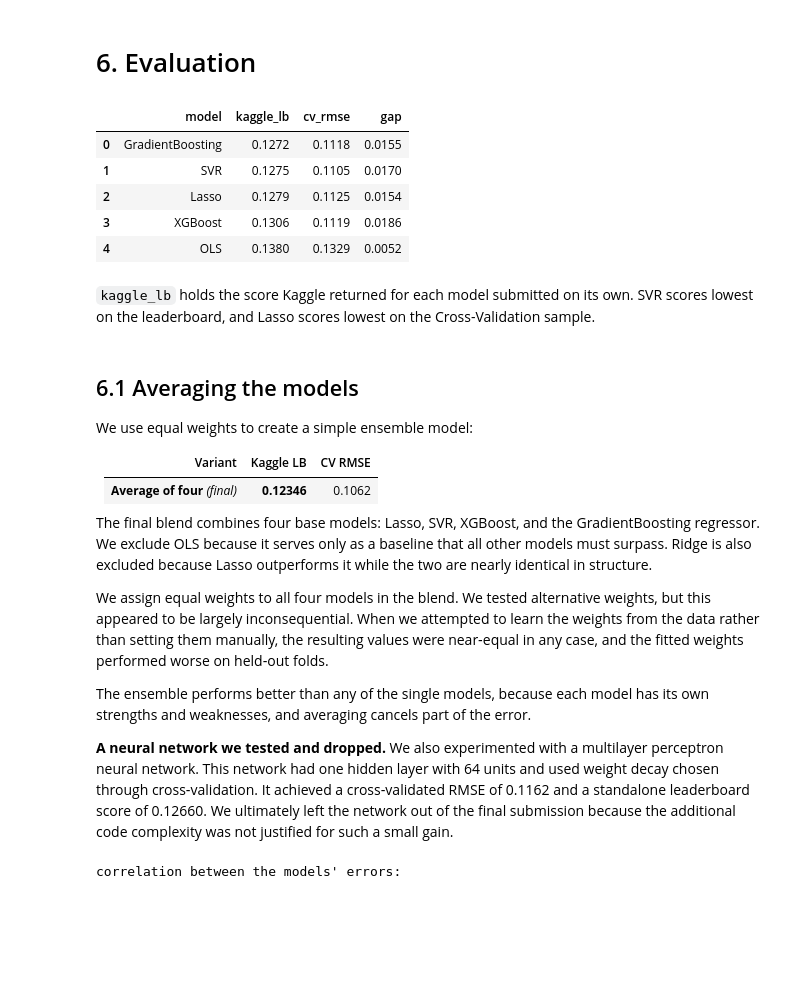
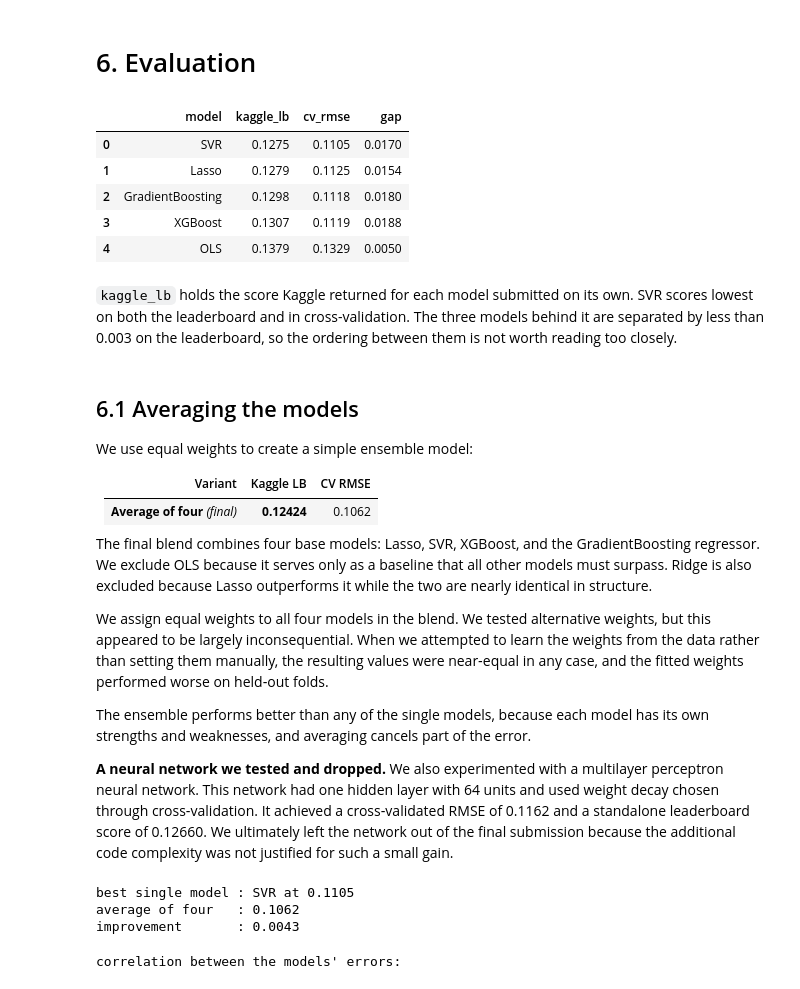
Before and after one commit to siddharthyashkukreja-cloud/smu_programming_group, a Jupyter notebook: ACCT682_Housing_prices.ipynb, the cells around one changed output. Cells and saved outputs as stored; diff of their text form; code cells hidden in the pictures; blank space fills up the shorter version.

Commit message:
Minor text and add code for blend rmse

```diff
--- a/ACCT682_Housing_prices.ipynb
+++ b/ACCT682_Housing_prices.ipynb
@@ -599,29 +597,29 @@ GradientBoosting  CV RMSE = 0.1118
 # %%
 models = {"OLS": ols_oof,  "Lasso": lasso_oof,
           "SVR": svr_oof, "XGBoost": xgb_oof, "GradientBoosting": gbr_oof}
 
 # scores Kaggle returned for each model submitted on its own, typed in from the
 # leaderboard -- these are true out-of-sample, on 1,459 houses we never see
-kaggle_lb = {"SVR": 0.12749, "Lasso": 0.12792, "XGBoost": 0.13055, "OLS": 0.13803, "GradientBoosting": 0.12724}
+kaggle_lb = {"SVR": 0.12752, "Lasso": 0.12792, "XGBoost": 0.13070, "OLS": 0.13786, "GradientBoosting": 0.12978}
 
 
 results = pd.DataFrame({"model": list(models),
                         "cv_rmse": [np.sqrt(mean_squared_error(y, p)) for p in models.values()]})
 results["kaggle_lb"] = results.model.map(kaggle_lb)
 results["gap"] = results.kaggle_lb - results.cv_rmse
 
 # the leaderboard is the score that counts, so lead with it
 results = results[["model", "kaggle_lb", "cv_rmse", "gap"]]
 results.sort_values("kaggle_lb").round(4).reset_index(drop=True)
 # %% [output]
 |  | model | kaggle_lb | cv_rmse | gap |
-| 0 | GradientBoosting | 0.1272 | 0.1118 | 0.0155 |
-| 1 | SVR | 0.1275 | 0.1105 | 0.0170 |
-| 2 | Lasso | 0.1279 | 0.1125 | 0.0154 |
-| 3 | XGBoost | 0.1306 | 0.1119 | 0.0186 |
-| 4 | OLS | 0.1380 | 0.1329 | 0.0052 |
+| 0 | SVR | 0.1275 | 0.1105 | 0.0170 |
+| 1 | Lasso | 0.1279 | 0.1125 | 0.0154 |
+| 2 | GradientBoosting | 0.1298 | 0.1118 | 0.0180 |
+| 3 | XGBoost | 0.1307 | 0.1119 | 0.0188 |
+| 4 | OLS | 0.1379 | 0.1329 | 0.0050 |
 # %% [markdown]
-`kaggle_lb` holds the score Kaggle returned for each model submitted on its own. SVR scores lowest on the leaderboard, and Lasso scores lowest on the Cross-Validation sample.
+`kaggle_lb` holds the score Kaggle returned for each model submitted on its own. SVR scores lowest on both the leaderboard and in cross-validation. The three models behind it are separated by less than 0.003 on the leaderboard, so the ordering between them is not worth reading too closely.
 # %% [markdown]
 ## 6.1 Averaging the models
 
@@ -630,7 +628,7 @@ We use equal weights to create a simple ensemble model:
 
 | Variant | Kaggle LB | CV RMSE |
 | --- | --- | --- |
-| **Average of four** *(final)* | **0.12346** | 0.1062 |
+| **Average of four** *(final)* | **0.12424** | 0.1062 |
 
 
 The final blend combines four base models: Lasso, SVR, XGBoost, and the GradientBoosting regressor. We exclude OLS because it serves only as a baseline that all other models must surpass. Ridge is also excluded because Lasso outperforms it while the two are nearly identical in structure.
@@ -641,4 +639,19 @@ The ensemble performs better than any of the single models, because each model h
 
 **A neural network we tested and dropped.**
 We also experimented with a multilayer perceptron neural network. This network had one hidden layer with 64 units and used weight decay chosen through cross‑validation. It achieved a cross‑validated RMSE of 0.1162 and a standalone leaderboard score of 0.12660.  We ultimately left the network out of the final submission because the additional code complexity was not justified for such a small gain.
+# %%
+picks = ["Lasso", "SVR", "XGBoost", "GradientBoosting"]
+
+# the ensemble is a plain average of the four out-of-fold prediction sets
+blend_oof = np.mean([models[m] for m in picks], axis=0)
+blend_rmse = np.sqrt(mean_squared_error(y, blend_oof))
+
+best_single = results.sort_values("cv_rmse").iloc[0]
+print(f"best single model : {best_single.model} at {best_single.cv_rmse:.4f}")
+print(f"average of four   : {blend_rmse:.4f}")
+print(f"improvement       : {best_single.cv_rmse - blend_rmse:.4f}")
+# %% [output]
+best single model : SVR at 0.1105
+average of four   : 0.1062
+improvement       : 0.0043
 # %%
```
Also changed, not shown: parts of 7 cells of this notebook, 1 other file.
